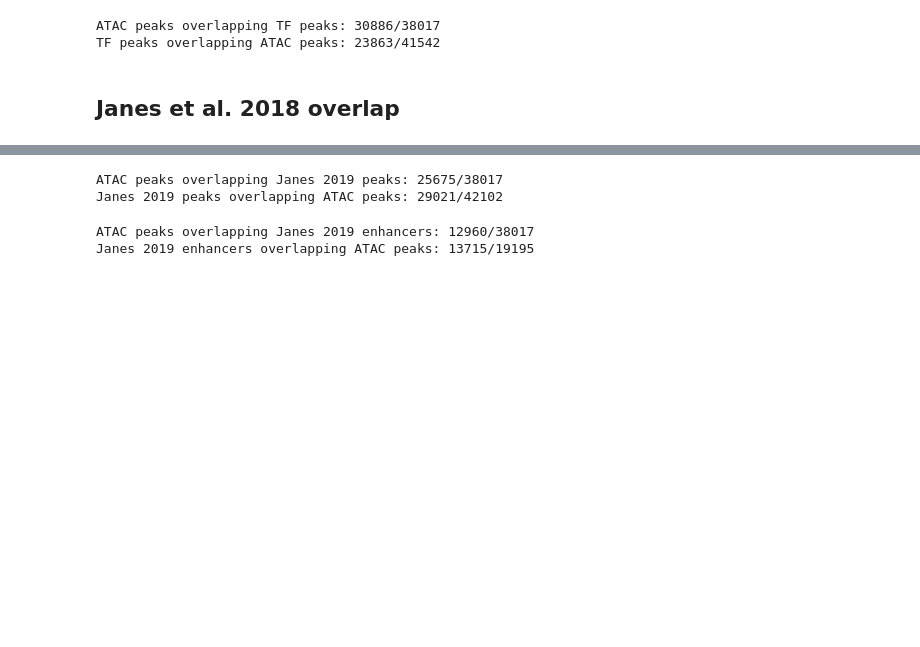
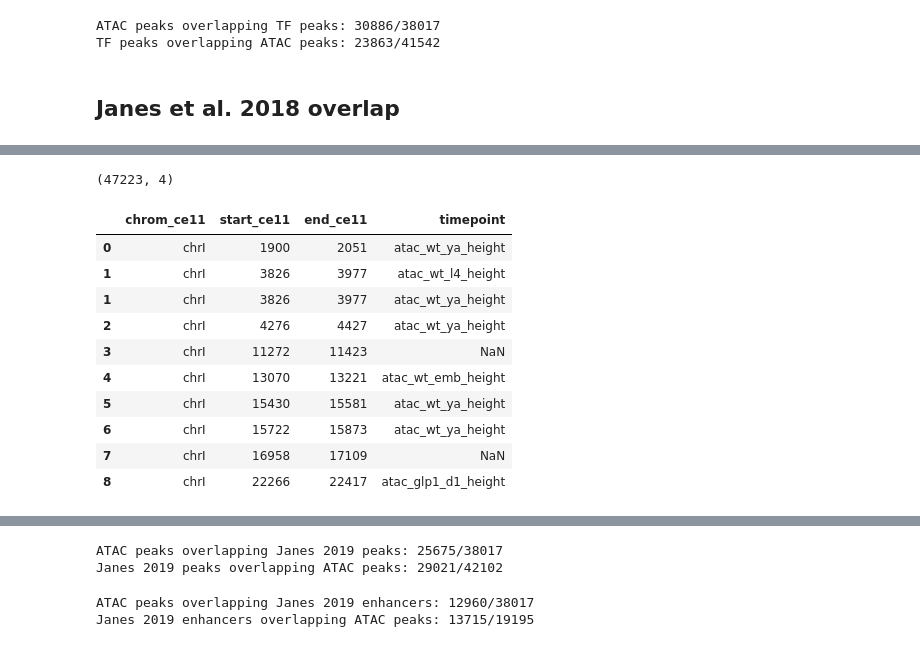
Before and after one commit to tdurham86/L2_sci-ATAC-seq, a Jupyter notebook: notebooks/peak_investigation.ipynb, the cells around one changed output, grey strips where cells are left out. Cells and saved outputs as stored; diff of their text form; code cells hidden in the pictures; blank space fills up the shorter version.

```diff
--- a/notebooks/peak_investigation.ipynb
+++ b/notebooks/peak_investigation.ipynb
@@ -826,0 +984,18 @@ TF peaks overlapping ATAC peaks: 23863/41542
+# %%
+ce11_peak_coords_w_tp = janes2018_fig2.join(janes2018_fig1_w_tp.set_index(['chrom', 'start', 'end']),
+                                            on=['chrom_ce10', 'start_ce10', 'end_ce10'])[['chrom_ce11', 'start_ce11', 'end_ce11', 'timepoint']]
+print(ce11_peak_coords_w_tp.shape)
+ce11_peak_coords_w_tp.head(10)
+# %% [output]
+(47223, 4)
+|  | chrom_ce11 | start_ce11 | end_ce11 | timepoint |
+| 0 | chrI | 1900 | 2051 | atac_wt_ya_height |
+| 1 | chrI | 3826 | 3977 | atac_wt_l4_height |
+| 1 | chrI | 3826 | 3977 | atac_wt_ya_height |
+| 2 | chrI | 4276 | 4427 | atac_wt_ya_height |
+| 3 | chrI | 11272 | 11423 | NaN |
+| 4 | chrI | 13070 | 13221 | atac_wt_emb_height |
+| 5 | chrI | 15430 | 15581 | atac_wt_ya_height |
+| 6 | chrI | 15722 | 15873 | atac_wt_ya_height |
+| 7 | chrI | 16958 | 17109 | NaN |
+| 8 | chrI | 22266 | 22417 | atac_glp1_d1_height |
```
Also changed, not shown: parts of 25 cells of this notebook, 2 other files.
